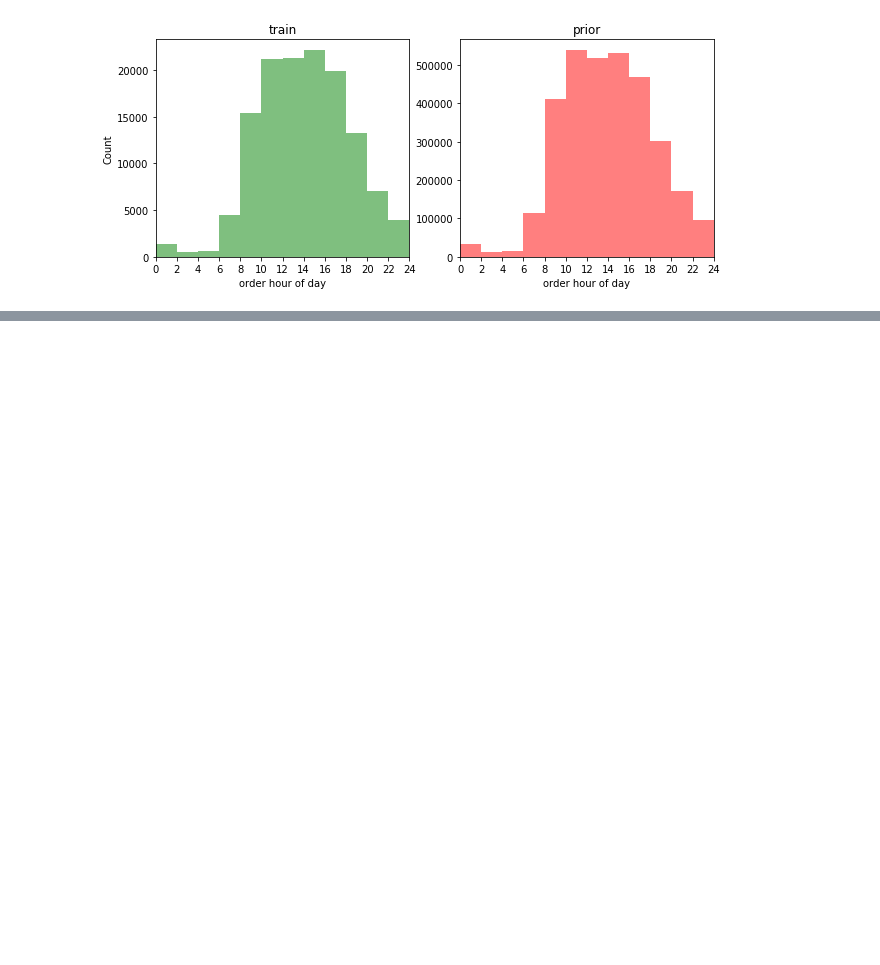
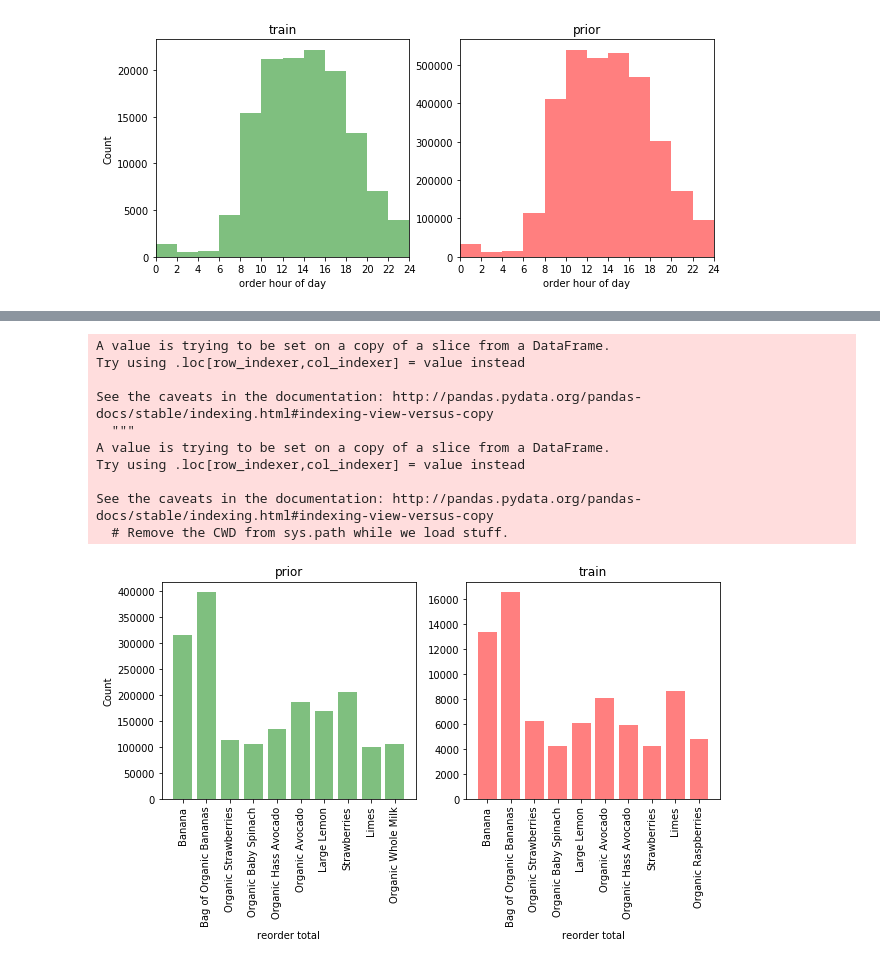
Before and after one commit to cfuther/Capstone-Project-1---Instacart, a Jupyter notebook: Data_wrangling_capstone1.ipynb, the cells around one changed output, grey strips where cells are left out. Saved outputs shown, nothing was run; the diff lists cells and outputs as text; code cells hidden in the pictures; blank space fills up the shorter version.

```diff
--- a/Data_wrangling_capstone1.ipynb
+++ b/Data_wrangling_capstone1.ipynb
@@ -199,0 +303,42 @@ plt.show()
+# %%
+#get most reordered items
+product_reo_pr = df_pr.groupby('product_id')['reordered'].sum().reset_index(name='reorder_total').sort_values('reorder_total',ascending=False)
+product_reo_pr10 = product_reo_pr.iloc[0:10,:]
+reo_pr10 = [products[products['product_id']==prod]['product_name'].iloc[0] for prod in product_count_pr10['product_id']]
+product_reo_pr10['product_name'] = reo_pr10
+
+product_reo_tr = df_tr.groupby('product_id')['reordered'].sum().reset_index(name='reorder_total').sort_values('reorder_total',ascending=False)
+product_reo_tr10 = product_reo_tr.iloc[0:10,:]
+reo_tr10 = [products[products['product_id']==prod]['product_name'].iloc[0] for prod in product_count_tr10['product_id']]
+product_reo_tr10['product_name'] = reo_tr10
+
+fig = plt.figure(figsize=(10,4))
+a = fig.add_subplot(121)
+
+plt.bar(product_reo_pr10['product_name'],product_reo_pr10['reorder_total'],facecolor='g',alpha=0.5)
+a.set_title('prior')
+a.set_xlabel('reorder total')
+labels = product_reo_pr10['product_name']
+a.set_xticklabels(labels, rotation=90)
+a.set_ylabel('Count')
+
+b = fig.add_subplot(122)
+plt.bar(product_reo_tr10['product_name'],product_reo_tr10['reorder_total'],facecolor='r',alpha=0.5)
+b.set_title('train')
+labels = product_reo_tr10['product_name']
+b.set_xticklabels(labels,rotation=90)
+b.set_xlabel('reorder total')
+
+plt.show()
+# %% [output]
+A value is trying to be set on a copy of a slice from a DataFrame.
+Try using .loc[row_indexer,col_indexer] = value instead
+
+See the caveats in the documentation: http://pandas.pydata.org/pandas-docs/stable/indexing.html#indexing-view-versus-copy
+  """
+A value is trying to be set on a copy of a slice from a DataFrame.
+Try using .loc[row_indexer,col_indexer] = value instead
+
+See the caveats in the documentation: http://pandas.pydata.org/pandas-docs/stable/indexing.html#indexing-view-versus-copy
+  # Remove the CWD from sys.path while we load stuff.
+[figure, added]
```
Also changed, not shown: parts of 6 cells of this notebook.
